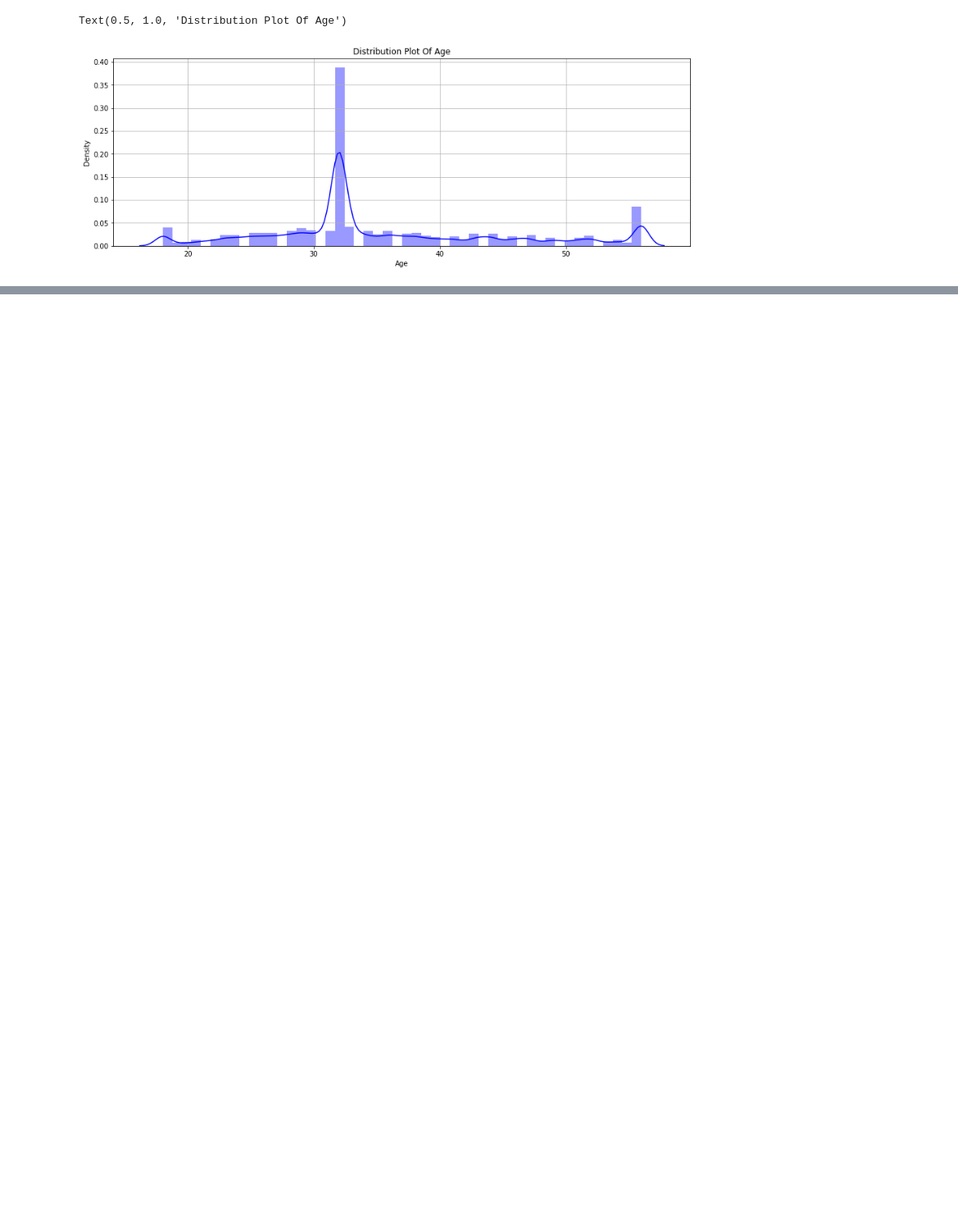
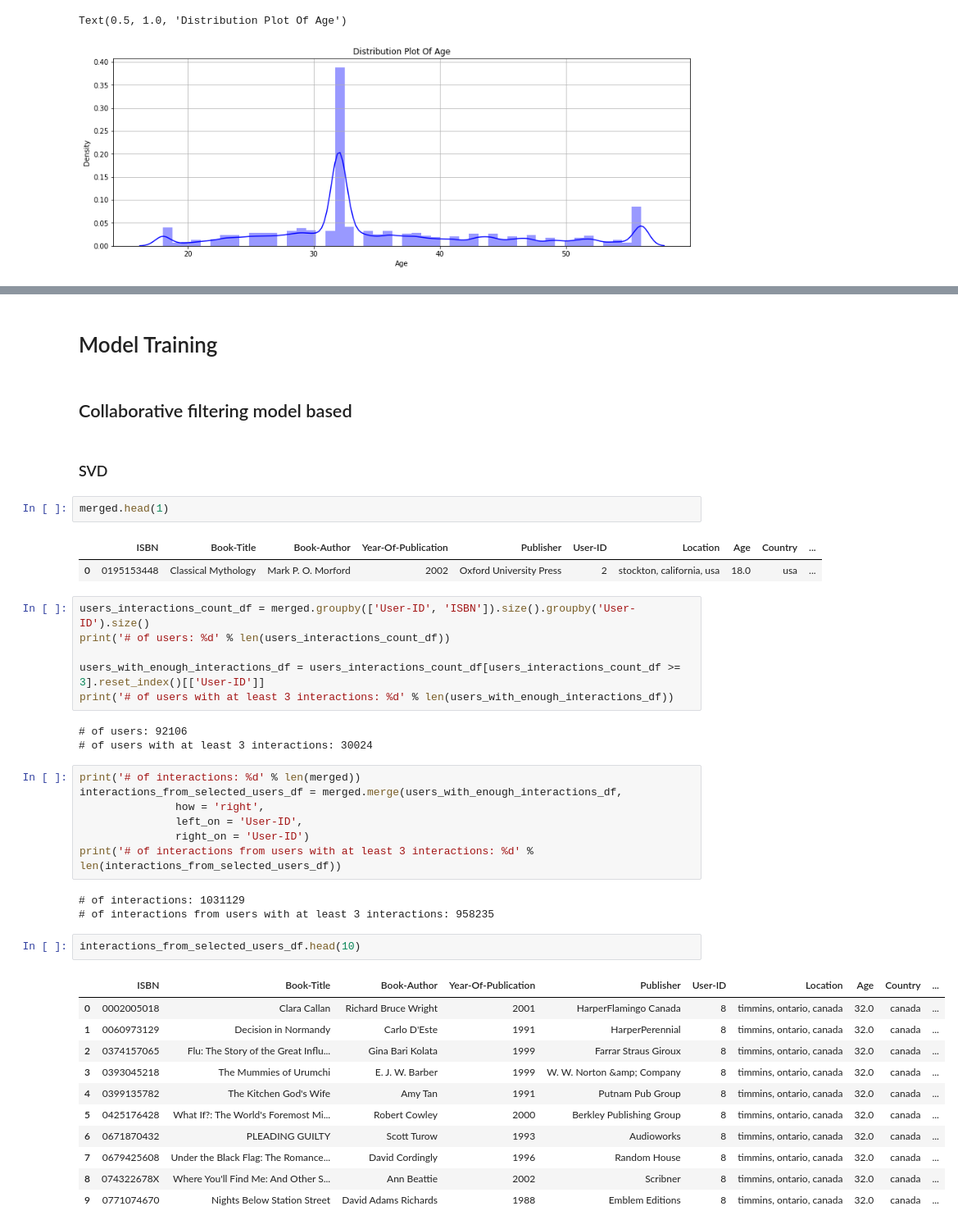
Before and after one commit to saurabhshinkar/BRS, a Jupyter notebook: Book_Recommendation_System_Saurabh_Shinkar.ipynb, the cells around one changed output, grey strips where cells are left out. Shown: that part at 82% size. Drawn from its saved outputs; the diff is of its cells as text; blank space fills up the shorter version.

```diff
--- a/Book_Recommendation_System_Saurabh_Shinkar.ipynb
+++ b/Book_Recommendation_System_Saurabh_Shinkar.ipynb
@@ -603,3 +652,47 @@ plt.hist(ratings['Book-Rating'],color="brown",edgecolor="white")
 plt.show()
 # %% [output]
 [figure]
+# %% [markdown]
+# Model Training
+# %% [markdown]
+## Collaborative filtering model based
+# %% [markdown]
+### SVD
+# %%
+merged.head(1)
+# %% [output]
+|  | ISBN | Book-Title | Book-Author | Year-Of-Publication | Publisher | User-ID | Location | Age | Country | ... |
+| 0 | 0195153448 | Classical Mythology | Mark P. O. Morford | 2002 | Oxford University Press | 2 | stockton, california, usa | 18.0 | usa | ... |
+# %%
+users_interactions_count_df = merged.groupby(['User-ID', 'ISBN']).size().groupby('User-ID').size()
+print('# of users: %d' % len(users_interactions_count_df))
+
+users_with_enough_interactions_df = users_interactions_count_df[users_interactions_count_df >= 3].reset_index()[['User-ID']]
+print('# of users with at least 3 interactions: %d' % len(users_with_enough_interactions_df))
+# %% [output]
+# of users: 92106
+# of users with at least 3 interactions: 30024
+# %%
+print('# of interactions: %d' % len(merged))
+interactions_from_selected_users_df = merged.merge(users_with_enough_interactions_df,
+               how = 'right',
+               left_on = 'User-ID',
+               right_on = 'User-ID')
+print('# of interactions from users with at least 3 interactions: %d' % len(interactions_from_selected_users_df))
+# %% [output]
+# of interactions: 1031129
+# of interactions from users with at least 3 interactions: 958235
+# %%
+interactions_from_selected_users_df.head(10)
+# %% [output]
+|  | ISBN | Book-Title | Book-Author | Year-Of-Publication | Publisher | User-ID | Location | Age | Country | ... |
+| 0 | 0002005018 | Clara Callan | Richard Bruce Wright | 2001 | HarperFlamingo Canada | 8 | timmins, ontario, canada | 32.0 | canada | ... |
+| 1 | 0060973129 | Decision in Normandy | Carlo D'Este | 1991 | HarperPerennial | 8 | timmins, ontario, canada | 32.0 | canada | ... |
+| 2 | 0374157065 | Flu: The Story of the Great Influ... | Gina Bari Kolata | 1999 | Farrar Straus Giroux | 8 | timmins, ontario, canada | 32.0 | canada | ... |
+| 3 | 0393045218 | The Mummies of Urumchi | E. J. W. Barber | 1999 | W. W. Norton &amp; Company | 8 | timmins, ontario, canada | 32.0 | canada | ... |
+| 4 | 0399135782 | The Kitchen God's Wife | Amy Tan | 1991 | Putnam Pub Group | 8 | timmins, ontario, canada | 32.0 | canada | ... |
+| 5 | 0425176428 | What If?: The World's Foremost Mi... | Robert Cowley | 2000 | Berkley Publishing Group | 8 | timmins, ontario, canada | 32.0 | canada | ... |
+| 6 | 0671870432 | PLEADING GUILTY | Scott Turow | 1993 | Audioworks | 8 | timmins, ontario, canada | 32.0 | canada | ... |
+| 7 | 0679425608 | Under the Black Flag: The Romance... | David Cordingly | 1996 | Random House | 8 | timmins, ontario, canada | 32.0 | canada | ... |
+| 8 | 074322678X | Where You'll Find Me: And Other S... | Ann Beattie | 2002 | Scribner | 8 | timmins, ontario, canada | 32.0 | canada | ... |
+| 9 | 0771074670 | Nights Below Station Street | David Adams Richards | 1988 | Emblem Editions | 8 | timmins, ontario, canada | 32.0 | canada | ... |
```
Also changed, not shown: parts of 14 cells of this notebook.
